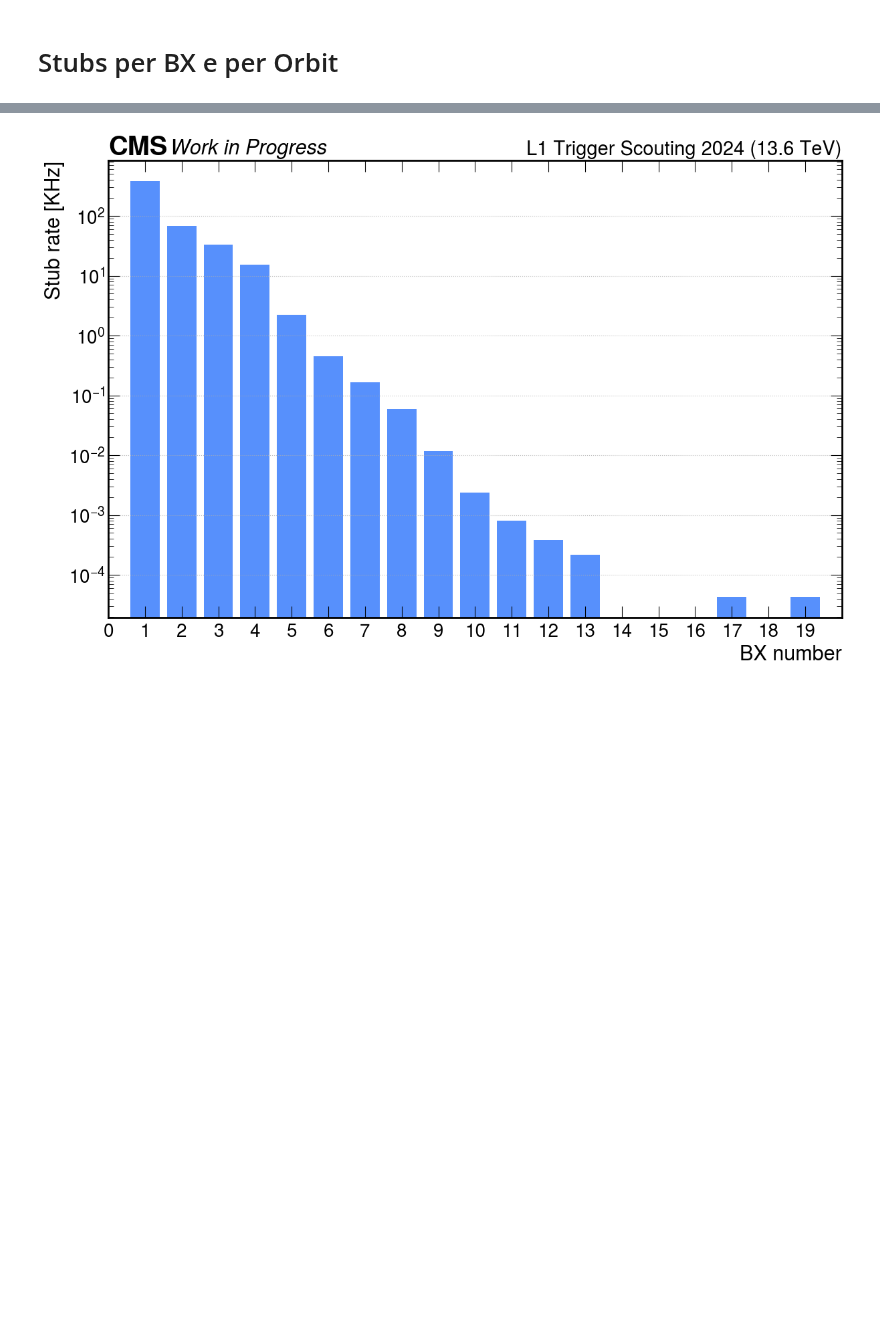
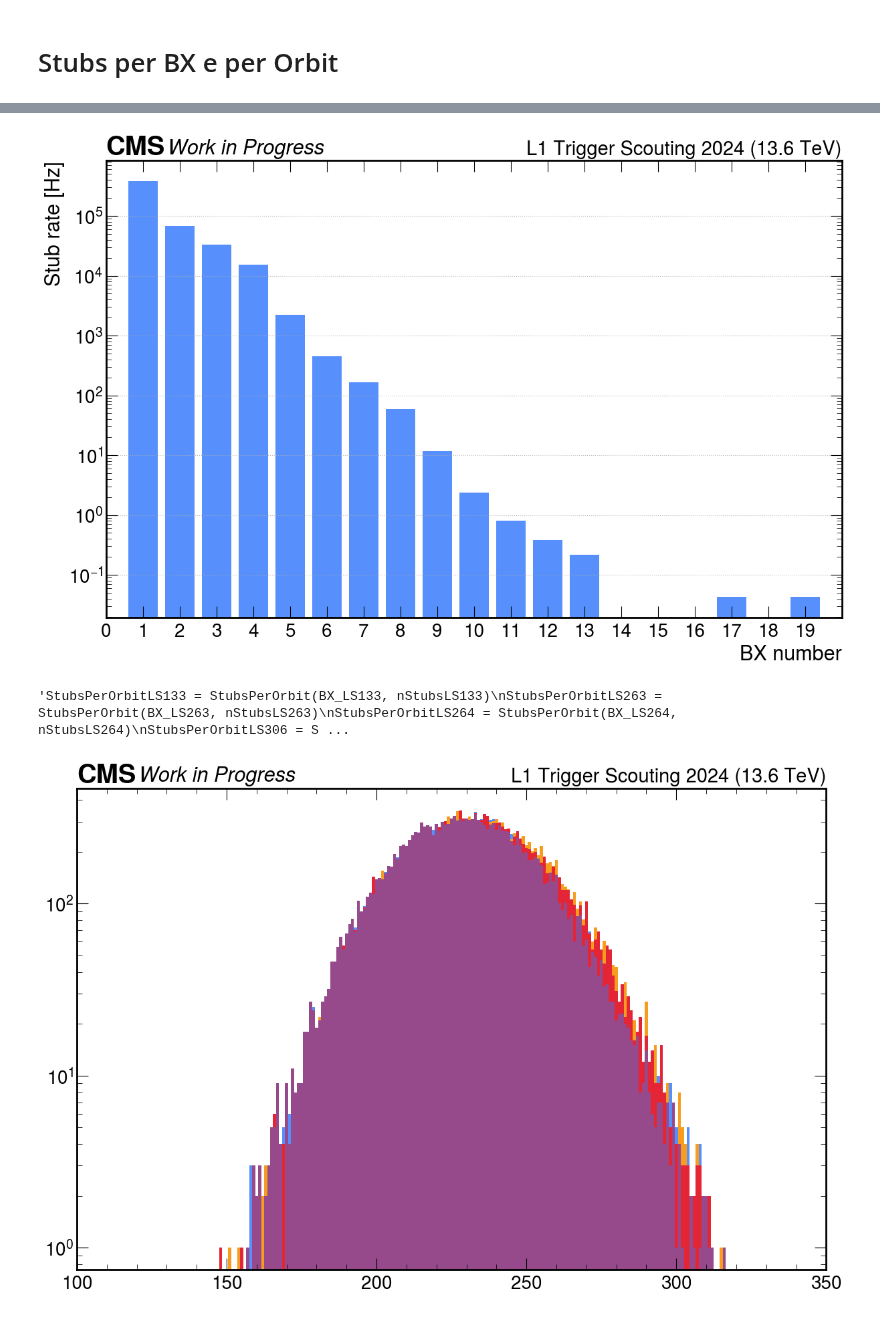
Before and after one commit to francescoreschio/Tesi-Triennale, a Jupyter notebook: Codice/Stubs.ipynb, the cells around one changed output, grey strips where cells are left out. Saved outputs shown, nothing was run; the diff lists cells and outputs as text; code cells hidden in the pictures; blank space fills up the shorter version.

```diff
--- a/Codice/Stubs.ipynb
+++ b/Codice/Stubs.ipynb
@@ -29,3 +29,16 @@ stubs_awk_LS133 = OpenRootFile(LS133, stub_features)
 stubs_awk_LS263 = OpenRootFile(LS263, stub_features)
 stubs_awk_LS264 = OpenRootFile(LS264, stub_features)
 stubs_awk_LS306 = OpenRootFile(LS306, stub_features)
+
+#Caricamenot BX
+BX_LS133 = stubs_awk_LS133.bx
+BX_LS263 = stubs_awk_LS263.bx
+BX_LS264 = stubs_awk_LS264.bx
+BX_LS306 = stubs_awk_LS306.bx
+
+
+#Caricamento Stubs
+nStubsLS133 = stubs_awk_LS133.nStubs
+nStubsLS263 = stubs_awk_LS263.nStubs
+nStubsLS264 = stubs_awk_LS264.nStubs
+nStubsLS306 = stubs_awk_LS306.nStubs
@@ -292,9 +303,39 @@ ax.bar(np.arange(len(nStubs)), nStubs)
 ax.set_xticks(ticks=np.arange(20), labels=np.arange(0, 20, 1))
 ax.tick_params(axis='x', which='minor', length=0)
 ax.set_xlabel('BX number')
-ax.set_ylabel('Stub rate [KHz]')
+ax.set_ylabel('Stub rate [Hz]')
 ax.set_xlim(0, 20)
 ax.grid(visible=True, axis='y')
 ax.set_yscale('log')
 # %% [output]
-[figure, old version]
+[figure, new version]
+# %%
+#Stubs per orbit, (tempo di compilazione 4 minuti)
+
+'''StubsPerOrbitLS133 = StubsPerOrbit(BX_LS133, nStubsLS133)
+StubsPerOrbitLS263 = StubsPerOrbit(BX_LS263, nStubsLS263)
+StubsPerOrbitLS264 = StubsPerOrbit(BX_LS264, nStubsLS264)
+StubsPerOrbitLS306 = StubsPerOrbit(BX_LS306, nStubsLS306)'''
+
+#D'ora in avanti il risultato di questa funzione è immagazzinato e pronto all'uso in "UtilityAndConst.py"
+# %% [output]
+'StubsPerOrbitLS133 = StubsPerOrbit(BX_LS133, nStubsLS133)\nStubsPerOrbitLS263 = StubsPerOrbit(BX_LS263, nStubsLS263)\nStubsPerOrbitLS264 = StubsPerOrbit(BX_LS264, nStubsLS264)\nStubsPerOrbitLS306 = S ...
+# %%
+#Singoli LS per orbit
+
+fig, ax = plt.subplots(figsize=(12, 8), constrained_layout=True)
+
+set_label_font(ax, FONTSIZE)
+set_tick_font(ax, FONTSIZE - 2)
+draw_cms_label(ax, fontsize= FONTSIZE, label="Work in Progress", rlabel="L1 Trigger Scouting 2024 (13.6 TeV)")
+
+ax.bar(np.arange(1, len(StubsPerOrbitLS133) + 1), StubsPerOrbitLS133, width=1)
+ax.bar(np.arange(1, len(StubsPerOrbitLS263) + 1), StubsPerOrbitLS263, width=1)
+ax.bar(np.arange(1, len(StubsPerOrbitLS264) + 1), StubsPerOrbitLS264, width=1)
+ax.bar(np.arange(1, len(StubsPerOrbitLS306) + 1), StubsPerOrbitLS306, width=1)
+
+#ax.hist(StubsPerOrbit, bins = 80, )#histtype='step')
+ax.set_xlim(100, 350)
+ax.set_yscale('log')
+# %% [output]
+[figure, added]
```
Also changed, not shown: parts of 6 cells of this notebook, 2 other files.
